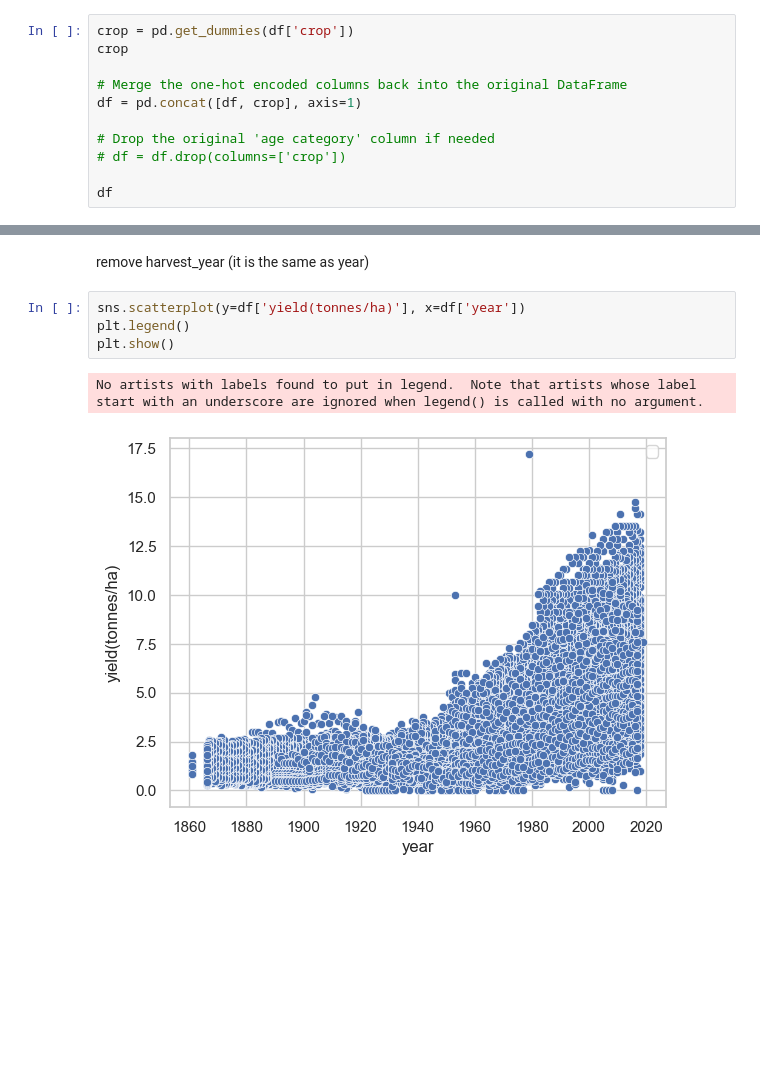
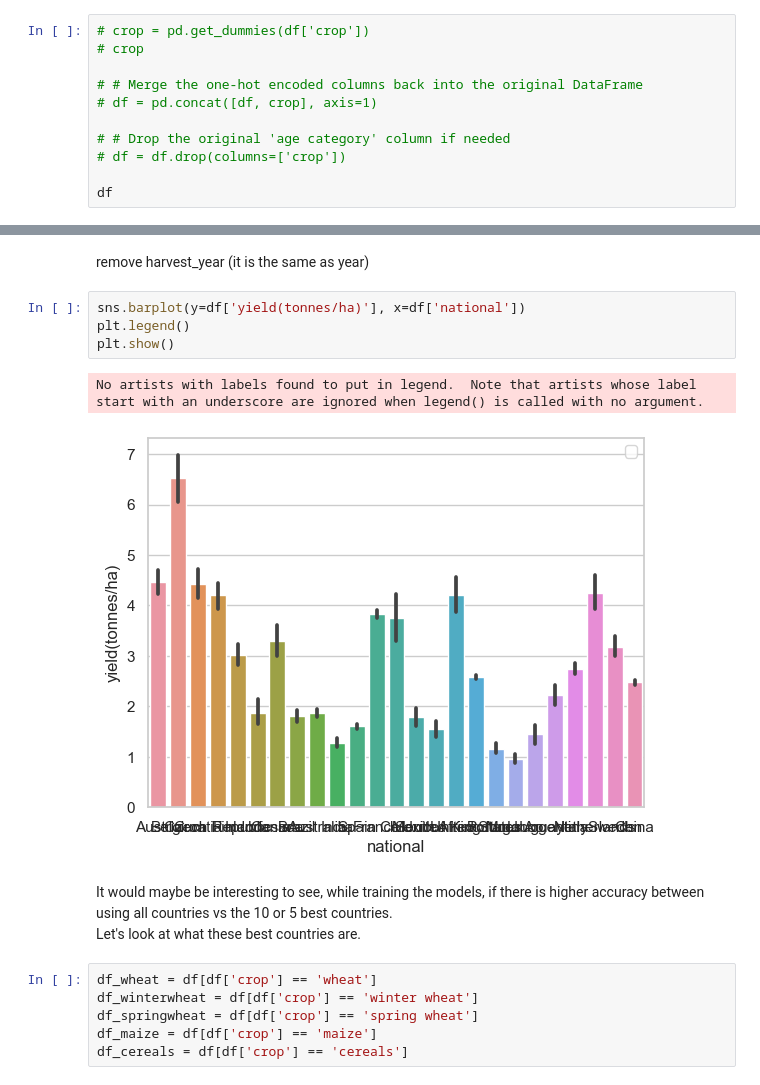
Before and after one commit to HannahCimene/TrioData_Masters, a Jupyter notebook: Files/crops/crops_emalisa.ipynb, the cells around one changed output, grey strips where cells are left out. Drawn from its saved outputs; the diff is of its cells as text; blank space fills up the shorter version.

Commit message:
crops

```diff
--- a/Files/crops/crops_emalisa.ipynb
+++ b/Files/crops/crops_emalisa.ipynb
@@ -176,13 +179,13 @@ we log transformed the hectares, yield, and production which gives us values tha
 # %% [markdown]
 I think we should work with admin0, admin1, and crop through one hot encoding.
 # %%
-crop = pd.get_dummies(df['crop'])
-crop
+# crop = pd.get_dummies(df['crop'])
+# crop
 
-# Merge the one-hot encoded columns back into the original DataFrame
-df = pd.concat([df, crop], axis=1)
+# # Merge the one-hot encoded columns back into the original DataFrame
+# df = pd.concat([df, crop], axis=1)
 
-# Drop the original 'age category' column if needed
+# # Drop the original 'age category' column if needed
 # df = df.drop(columns=['crop'])
 
 df
@@ -280,9 +285,18 @@ production and hectares seem linked (which makes sense), but yield and hectares
 # %% [markdown]
 remove harvest_year (it is the same as year)
 # %%
-sns.scatterplot(y=df['yield(tonnes/ha)'], x=df['year'])
+sns.barplot(y=df['yield(tonnes/ha)'], x=df['national'])
 plt.legend()
 plt.show()
 # %% [output]
 No artists with labels found to put in legend.  Note that artists whose label start with an underscore are ignored when legend() is called with no argument.
-[figure, old version]
+[figure, new version]
+# %% [markdown]
+It would maybe be interesting to see, while training the models, if there is higher accuracy between using all countries vs the 10 or 5 best countries.
+Let's look at what these best countries are.
+# %%
+df_wheat = df[df['crop'] == 'wheat']
+df_winterwheat = df[df['crop'] == 'winter wheat']
+df_springwheat = df[df['crop'] == 'spring wheat']
+df_maize = df[df['crop'] == 'maize']
+df_cereals = df[df['crop'] == 'cereals']
```
Also changed, not shown: parts of 24 cells of this notebook.
